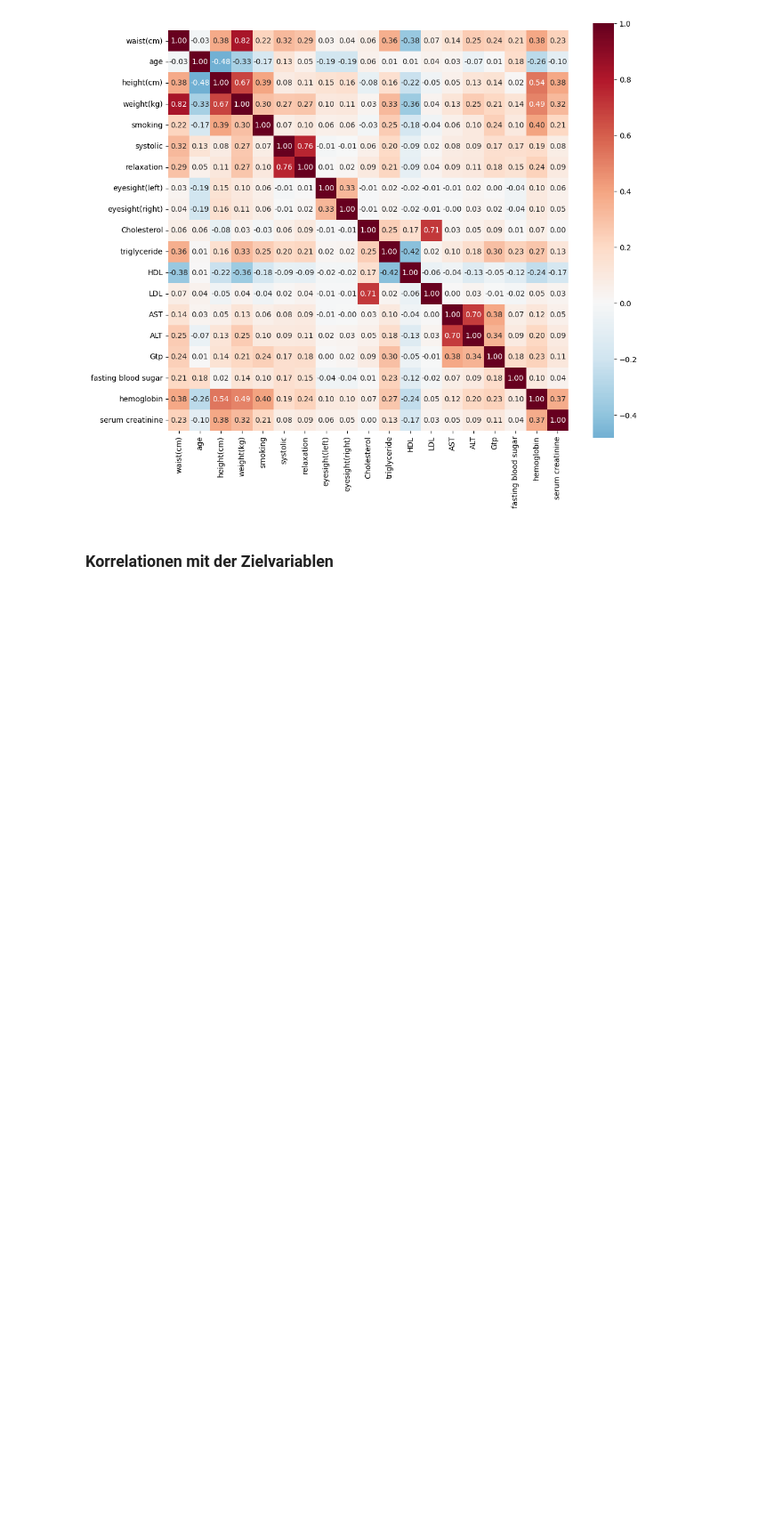
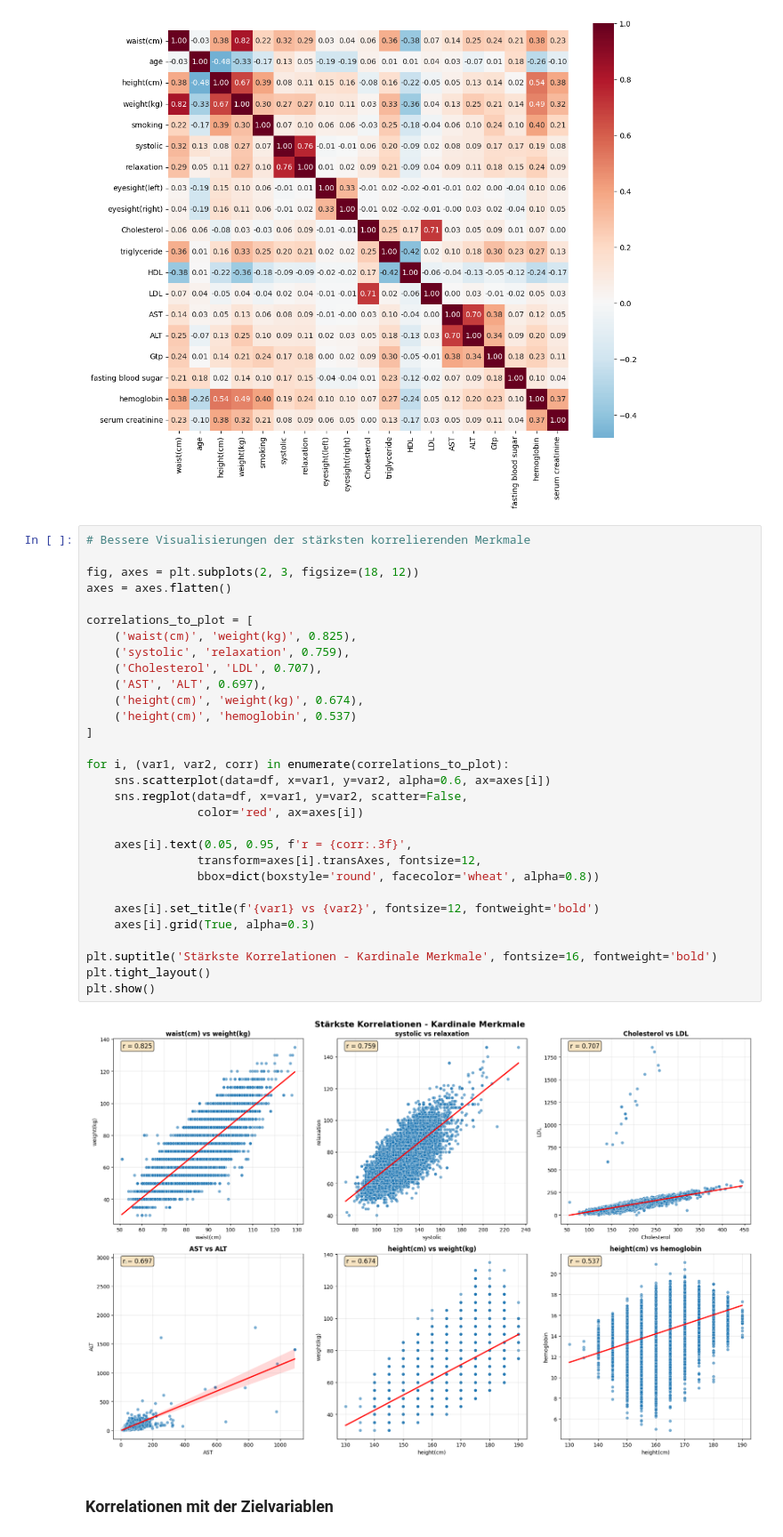
Before and after one commit to jonaRumberg/datascienceportfolio, a Jupyter notebook: data-understanding.ipynb, the cells around one changed output. Shown at 89% size. Saved outputs shown, nothing was run; the diff lists cells and outputs as text; blank space fills up the shorter version.

Commit message:
Added other correlations

```diff
--- a/data-understanding.ipynb
+++ b/data-understanding.ipynb
@@ -143,6 +144,38 @@ sns.heatmap(corr_pearson, annot=True, cmap='RdBu_r', center=0,
 plt.show()
 # %% [output]
 [figure]
+# %%
+# Bessere Visualisierungen der stärksten korrelierenden Merkmale
+
+fig, axes = plt.subplots(2, 3, figsize=(18, 12))
+axes = axes.flatten()
+
+correlations_to_plot = [
+    ('waist(cm)', 'weight(kg)', 0.825),
+    ('systolic', 'relaxation', 0.759),
+    ('Cholesterol', 'LDL', 0.707),
+    ('AST', 'ALT', 0.697),
+    ('height(cm)', 'weight(kg)', 0.674),
+    ('height(cm)', 'hemoglobin', 0.537)
+]
+
+for i, (var1, var2, corr) in enumerate(correlations_to_plot):
+    sns.scatterplot(data=df, x=var1, y=var2, alpha=0.6, ax=axes[i])
+    sns.regplot(data=df, x=var1, y=var2, scatter=False,
+                color='red', ax=axes[i])
+
+    axes[i].text(0.05, 0.95, f'r = {corr:.3f}',
+                transform=axes[i].transAxes, fontsize=12,
+                bbox=dict(boxstyle='round', facecolor='wheat', alpha=0.8))
+
+    axes[i].set_title(f'{var1} vs {var2}', fontsize=12, fontweight='bold')
+    axes[i].grid(True, alpha=0.3)
+
+plt.suptitle('Stärkste Korrelationen - Kardinale Merkmale', fontsize=16, fontweight='bold')
+plt.tight_layout()
+plt.show()
+# %% [output]
+[figure, added]
 # %% [markdown]
 ### Korrelationen mit der Zielvariablen
 # %%
```
Also changed, not shown: parts of 8 cells of this notebook, 1 other file.
